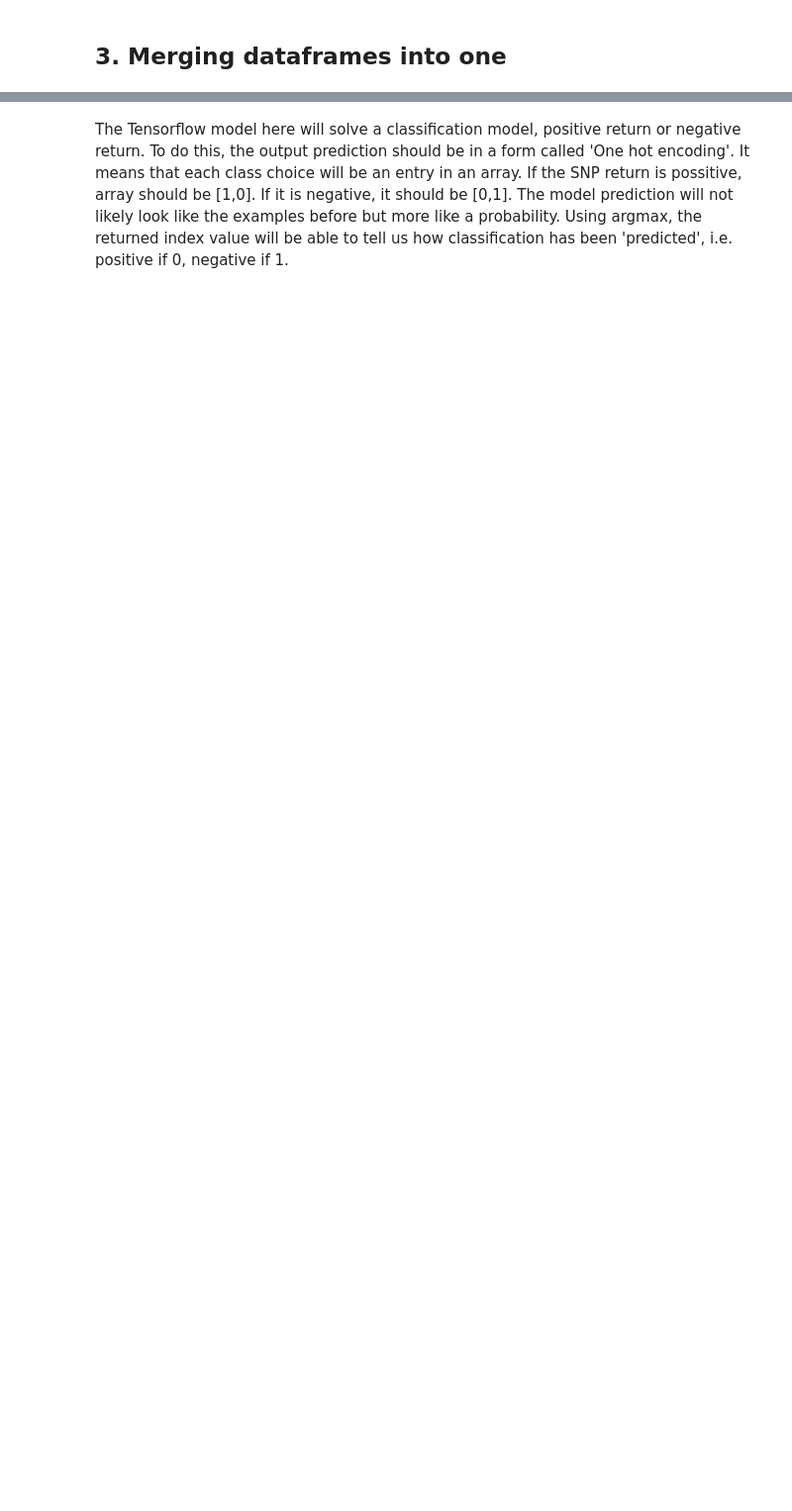
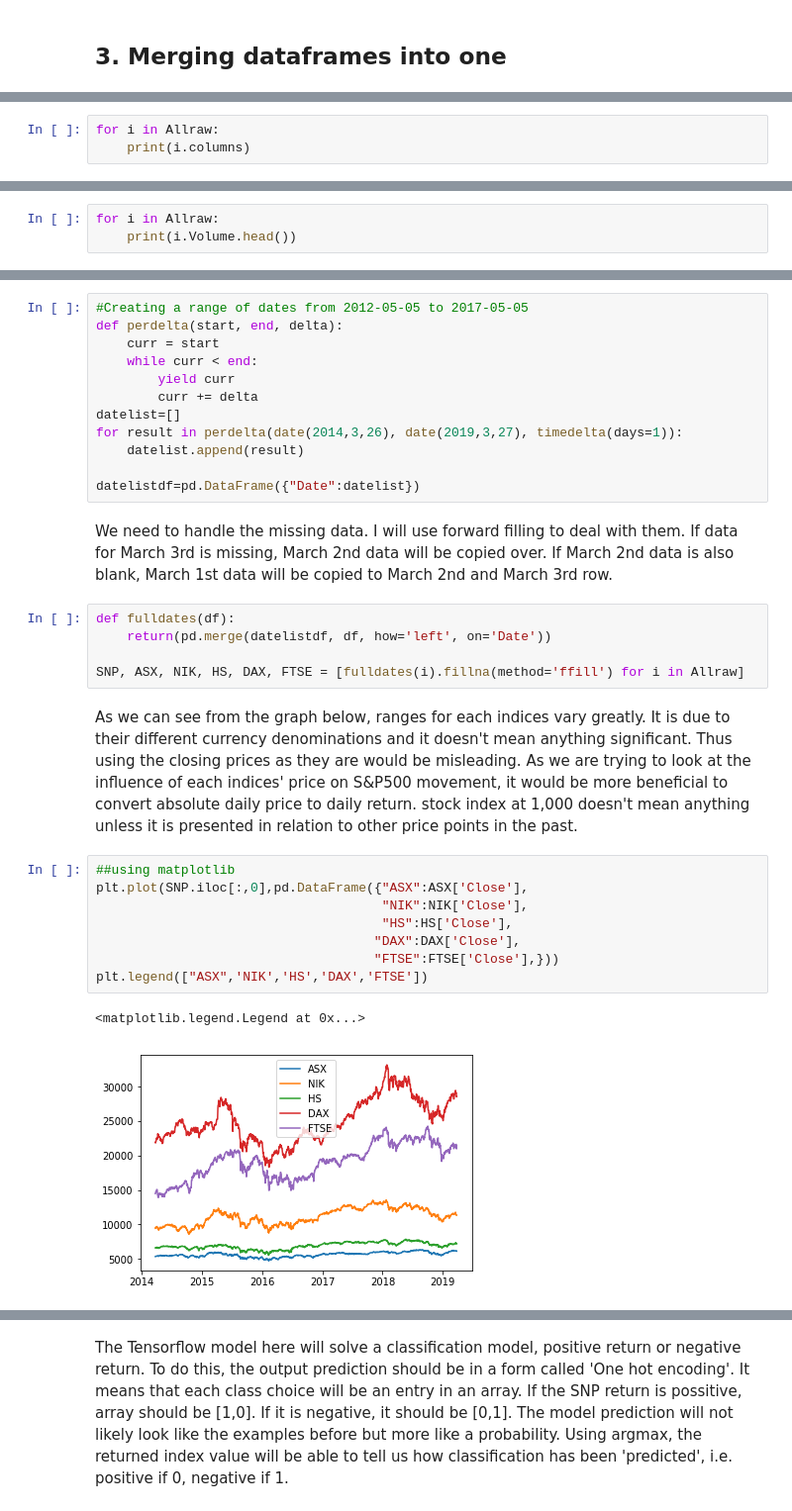
Before and after one commit to CuriousYun/PredictingStockIndexMovementTensorflow, a Jupyter notebook: ipynb/TensorFlow and Neural Networks Applications in Finance.ipynb, the cells around one changed output, grey strips where cells are left out. Shown: that part at 99% size. Cells and saved outputs as stored; diff of their text form; blank space fills up the shorter version.

```diff
--- a/ipynb/TensorFlow and Neural Networks Applications in Finance.ipynb
+++ b/ipynb/TensorFlow and Neural Networks Applications in Finance.ipynb
@@ -472,0 +301,3 @@ It is clear that there is strong correlation between returns of other indices.
+# %%
+for i in Allraw:
+    print(i.columns)
@@ -472,0 +311,3 @@ It is clear that there is strong correlation between returns of other indices.
+# %%
+for i in Allraw:
+    print(i.Volume.head())
@@ -472,0 +337,32 @@ It is clear that there is strong correlation between returns of other indices.
+# %%
+#Creating a range of dates from 2012-05-05 to 2017-05-05
+def perdelta(start, end, delta):
+    curr = start
+    while curr < end:
+        yield curr
+        curr += delta
+datelist=[]
+for result in perdelta(date(2014,3,26), date(2019,3,27), timedelta(days=1)):
+    datelist.append(result)
+
+datelistdf=pd.DataFrame({"Date":datelist})
+# %% [markdown]
+We need to handle the missing data. I will use forward filling to deal with them. If data for March 3rd is missing, March 2nd data will be copied over. If March 2nd data is also blank, March 1st data will be copied to March 2nd and March 3rd row.
+# %%
+def fulldates(df):
+    return(pd.merge(datelistdf, df, how='left', on='Date'))
+
+SNP, ASX, NIK, HS, DAX, FTSE = [fulldates(i).fillna(method='ffill') for i in Allraw]
+# %% [markdown]
+As we can see from the graph below, ranges for each indices vary greatly. It is due to their different currency denominations and it doesn't mean anything significant. Thus using the closing prices as they are would be misleading. As we are trying to look at the influence of each indices' price on S&P500 movement, it would be more beneficial to convert absolute daily price to daily return. stock index at 1,000 doesn't mean anything unless it is presented in relation to other price points in the past.
+# %%
+##using matplotlib
+plt.plot(SNP.iloc[:,0],pd.DataFrame({"ASX":ASX['Close'],
+                                     "NIK":NIK['Close'],
+                                     "HS":HS['Close'],
+                                    "DAX":DAX['Close'],
+                                    "FTSE":FTSE['Close'],}))
+plt.legend(["ASX",'NIK','HS','DAX','FTSE'])
+# %% [output]
+<matplotlib.legend.Legend at 0x...>
+[figure, added]
```
Also changed, not shown: parts of 79 cells of this notebook, 12 other files.
